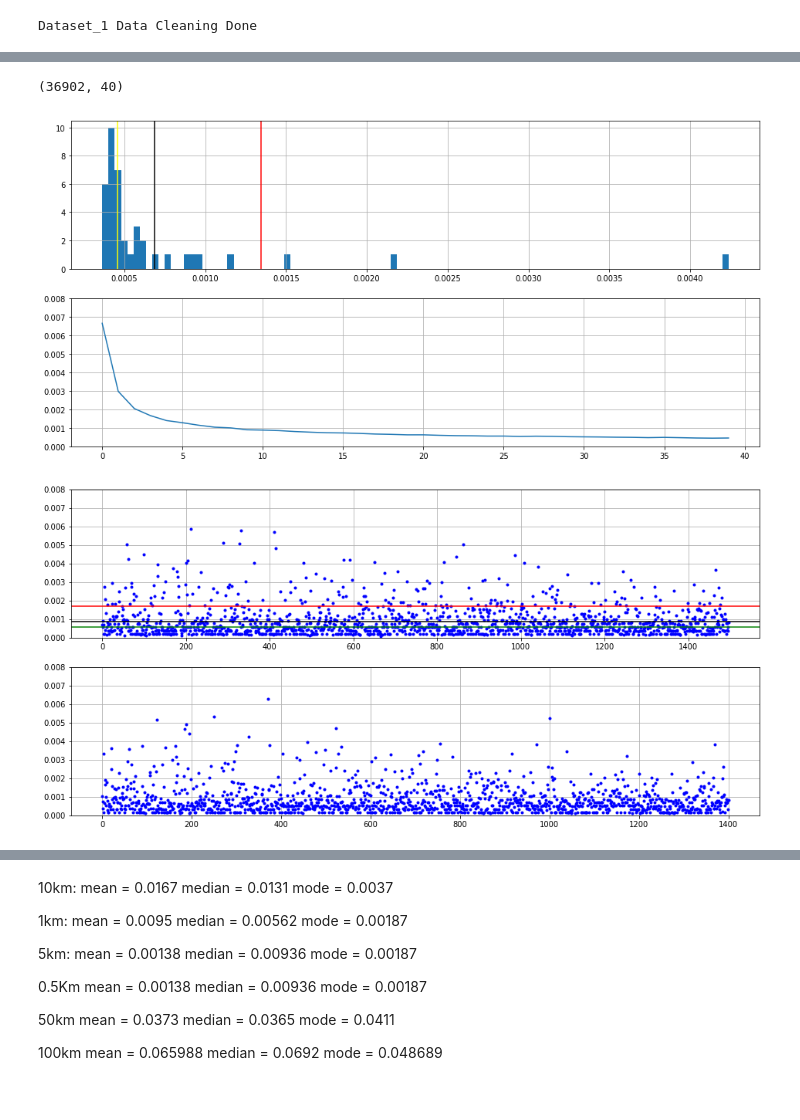
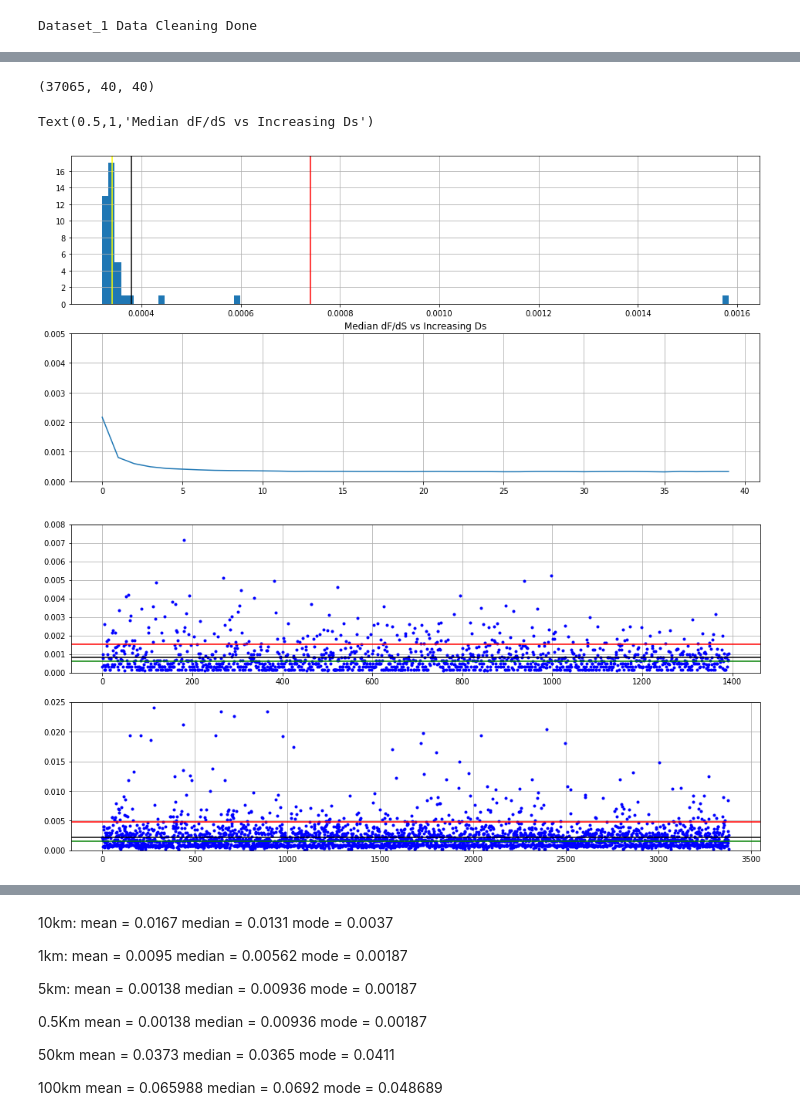
Before and after one commit to manjeet87/Signal_Analysis_UsingPython, a Jupyter notebook: Loconav/Fuel Data Analysis- ContinuousForm_MergedFile.ipynb, the cells around one changed output, grey strips where cells are left out. Cells and saved outputs as stored; diff of their text form; code cells hidden in the pictures.

```diff
--- a/Loconav/Fuel Data Analysis- ContinuousForm_MergedFile.ipynb
+++ b/Loconav/Fuel Data Analysis- ContinuousForm_MergedFile.ipynb
@@ -234,0 +258,3 @@ plt.plot(dff.index, dff.fuelVoltage,'g.');
+# %%
+plt.rcParams['figure.figsize'] = [16,4]
+plt.plot(dff.distance*0.001, dff.fuelVoltage, 'g.', markersize = 2)
@@ -262,7 +291,7 @@ dff[(dff.fuelVoltage == 0)  & (dff.dev_state == 1)]
 # %% [output]
 |  | datetime | lat | long | speed | distance | fuelVoltage | dev_state |
 # %%
-df_clean = cleanDF(dff.copy())
+df_clean = cleanDF(dff.copy(), fuelMax, fuelMin)
 # %% [output]
 Dataset_1 Data Cleaning Done
 # %%
@@ -319,0 +370,3 @@ print(result_df)
+# %%
+plt.rcParams['figure.figsize'] = [16,4]
+plt.plot(df_clean.distance*0.001, df_clean.fuelVoltage, 'g.', markersize = 2)
@@ -323,16 +379,16 @@ def findAVG(cleanDf, Dmax):
     ds = 0
     df = 0
     dsRef = 0
-    avgDT = []
+    dt = 1000
     avgdt_lst = []
-    dt = 100
     mean_lst = []
     median_lst = []
-    mode_lst = []
+    indexlst_lst = []
     ctr = 0
     print(Dmax)
-    while dt < 20000:
+    while dt < 200000:
         avgDT = []
+        indexlst = []
         #print (dt)
         i=0
         while i<len(cleanDf):
@@ -349,22 +405,22 @@ def findAVG(cleanDf, Dmax):
                 if df>0 :
                     avg = df/ds
                     avgDT.append(avg)
+                    indexlst.append(cleanDf.index[i])
             #print(df)
+        indexlst_lst.append(indexlst)
         avgdt_lst.append(avgDT)
         med = pd.Series(avgDT).median()
         mean = pd.Series(avgDT).mean()
-        mode = pd.Series(avgDT).mode()
         #print (med,mean,mode)
 
         median_lst.append(med)
         mean_lst.append(mean)
-        mode_lst.append(mode)
         ctr+=1
-        dt += 500
+        dt += 5000
         print (dt)
 
 
-    return [median_lst,mean_lst,mode_lst], avgdt_lst
+    return [median_lst,mean_lst], avgdt_lst, indexlst_lst
 
-central_DT, avgLst = findAVG(df_clean, Dmax)
+central_DT, avgLst, indexlst = findAVG(df_clean, Dmax)
 # %% [output]
@@ -388,7 +444,7 @@ central_DT, avgLst = findAVG(df_clean, Dmax)
 # %%
-len(df_clean), len(avgLst)
+len(df_clean), len(avgLst), len(indexlst)
 # %% [output]
-(36902, 40)
+(37065, 40, 40)
 # %%
 #dt = [i*100 for (i,dt) in zip(len(central_DT[0]),Dmax) ]
 plt.rcParams['figure.figsize'] = [16,12]
@@ -397,32 +453,38 @@ plt.hist(central_DT[0],bins =100);
 plt.grid()
 plt.axvline(pd.Series(central_DT[0]).mean(), color = 'black')
 plt.axvline(pd.Series(central_DT[0]).median(), color = 'yellow')
-plt.axvline(2*pd.Series(central_DT[0]).std(), color = 'Red')
+plt.axvline(pd.Series(central_DT[0]).median() + 2*pd.Series(central_DT[0]).std(), color = 'Red')
 
 #plt.ylim(0,.005)
 plt.subplot(3,1,2)
 plt.plot(central_DT[1]);
-plt.ylim(0,.008)
+plt.ylim(0,.005)
 plt.grid()
+plt.title("Median dF/dS vs Increasing Ds")
 
 #plt.plot(central_DT[2]);
 # %% [output]
+Text(0.5,1,'Median dF/dS vs Increasing Ds')
-[figure, old version]
+[figure, new version]
 # %%
 plt.rcParams['figure.figsize'] = [16,12]
 plt.subplot(3,1,1)
-plt.plot(avgLst[10],'b.');
+plt.plot(avgLst[1],'b.');
 plt.grid()
 plt.ylim(0,.008)
 
-plt.axhline(pd.Series(avgLst[10]).mean(), color = 'black')
-plt.axhline(pd.Series(avgLst[10]).median(), color = 'green')
-plt.axhline(2*pd.Series(avgLst[10]).std(), color = 'Red')
+plt.axhline(pd.Series(avgLst[1]).mean(), color = 'black')
+plt.axhline(pd.Series(avgLst[1]).median(), color = 'green')
+plt.axhline(2*pd.Series(avgLst[1]).std(), color = 'Red')
 #plt.xlim(0,500)
 plt.subplot(3,1,2)
-plt.plot(avgLst[11], 'b.');
-plt.ylim(0,.008)
+plt.plot(avgLst[0], 'b.');
+plt.axhline(pd.Series(avgLst[0]).mean(), color = 'black')
+plt.axhline(pd.Series(avgLst[0]).median(), color = 'green')
+plt.axhline(2*pd.Series(avgLst[0]).std(), color = 'Red')
+
+plt.ylim(0,.025)
 plt.grid()
 # %% [output]
-[figure, old version]
+[figure, new version]
 # %%
```
Also changed, not shown: parts of 30 cells of this notebook, 3 other files.
